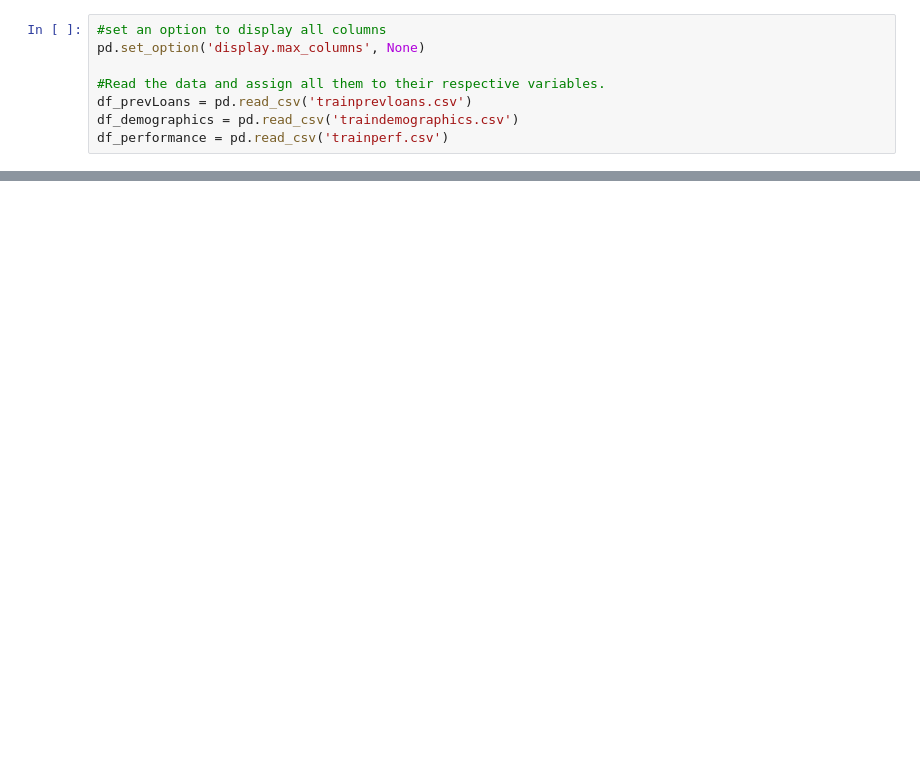
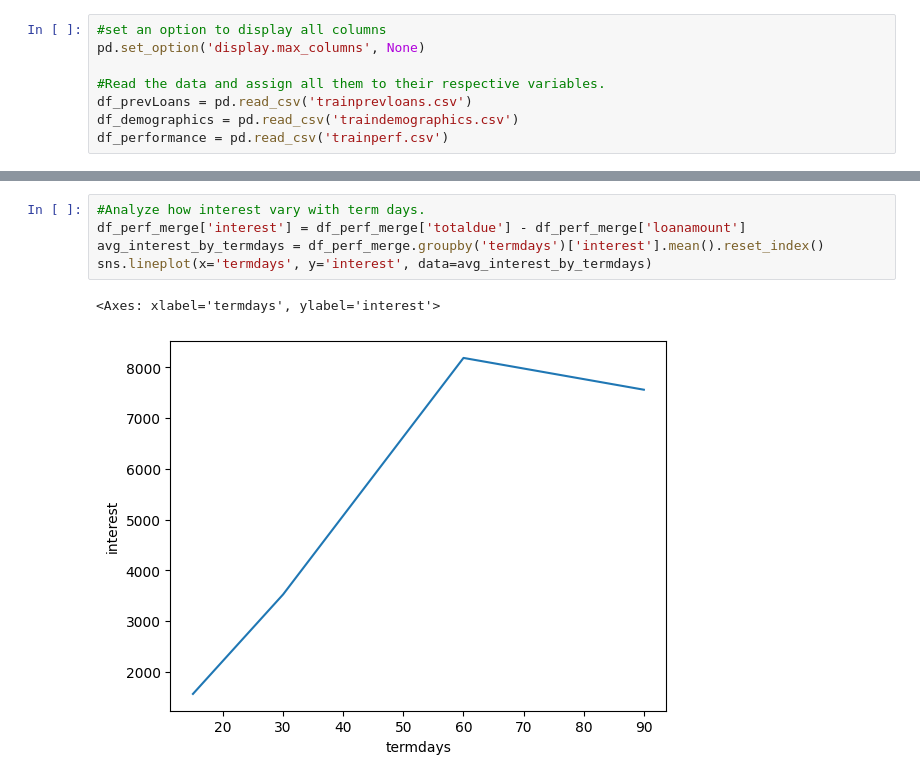
Before and after one commit to derak-isaack/CreditRiskAnalysis, a Jupyter notebook: loan.ipynb, the cells around one changed output, grey strips where cells are left out. Drawn from its saved outputs; the diff is of its cells as text; blank space fills up the shorter version.

```diff
--- a/loan.ipynb
+++ b/loan.ipynb
@@ -67,0 +171,8 @@ df_prev_merge.head()
+# %%
+#Analyze how interest vary with term days.
+df_perf_merge['interest'] = df_perf_merge['totaldue'] - df_perf_merge['loanamount']
+avg_interest_by_termdays = df_perf_merge.groupby('termdays')['interest'].mean().reset_index()
+sns.lineplot(x='termdays', y='interest', data=avg_interest_by_termdays)
+# %% [output]
+<Axes: xlabel='termdays', ylabel='interest'>
+[figure, added]
```
Also changed, not shown: parts of 11 cells of this notebook.
